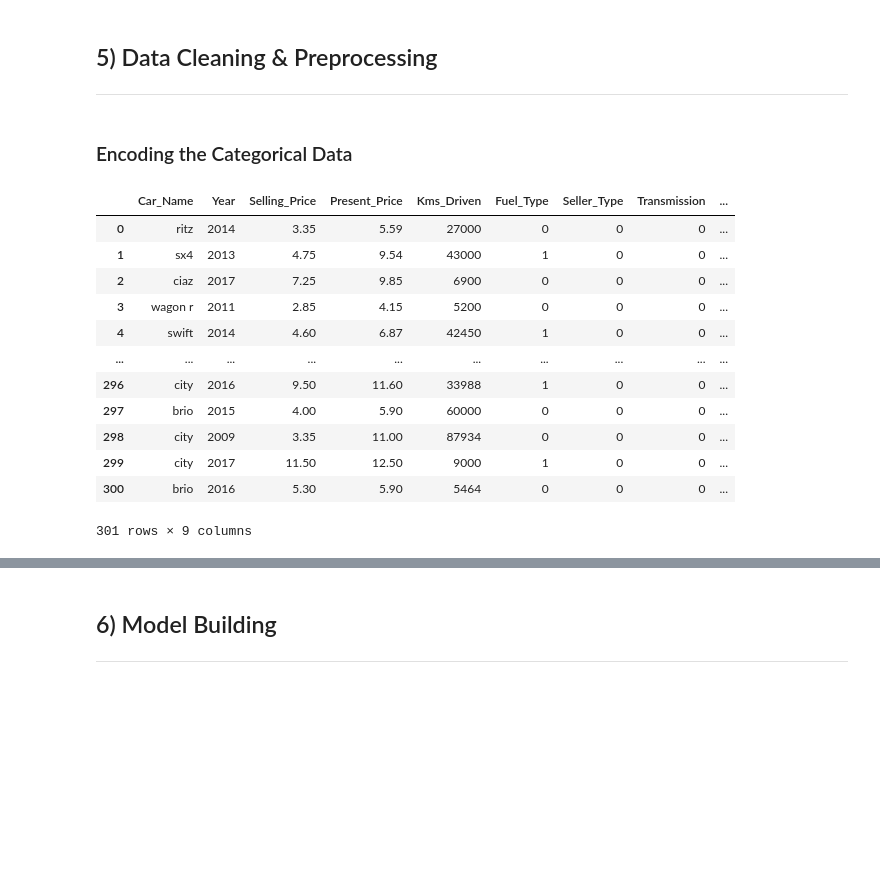
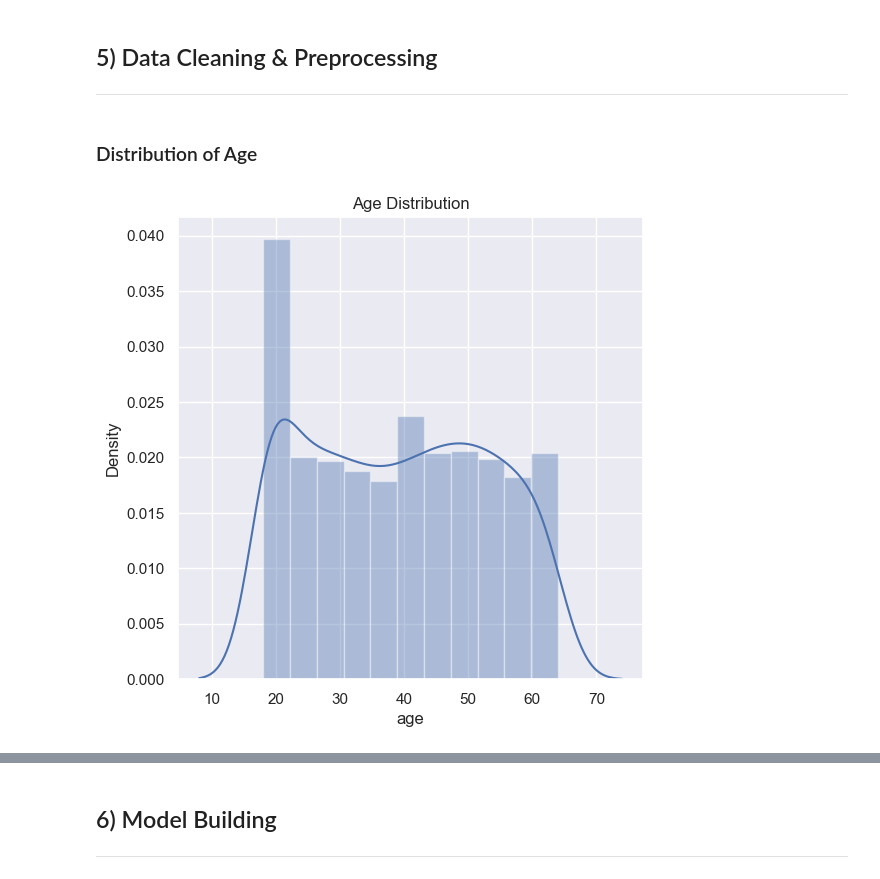
Before and after one commit to manishkr1754/30_Days_30_ML_Projects_Challenge, a Jupyter notebook: Day11_Project11_Medical Insurance Cost Prediction.ipynb, the cells around one changed output, grey strips where cells are left out. Saved outputs shown, nothing was run; the diff lists cells and outputs as text; code cells hidden in the pictures; blank space fills up the shorter version.

```diff
--- a/Day11_Project11_Medical Insurance Cost Prediction.ipynb
+++ b/Day11_Project11_Medical Insurance Cost Prediction.ipynb
@@ -150,5 +136,3 @@ Summary Statistics of categorical features for DataFrame are as follows:
 # %% [markdown]
 ## 5) Data Cleaning & Preprocessing
 ---
-# %% [markdown]
-### Encoding the Categorical Data
@@ -164,16 +139,10 @@ used_car_df.replace({'Transmission':{'Manual':0,'Automatic':1}},inplace=True)
-# %%
-used_car_df
-# %% [output]
-|  | Car_Name | Year | Selling_Price | Present_Price | Kms_Driven | Fuel_Type | Seller_Type | Transmission | ... |
-| 0 | ritz | 2014 | 3.35 | 5.59 | 27000 | 0 | 0 | 0 | ... |
-| 1 | sx4 | 2013 | 4.75 | 9.54 | 43000 | 1 | 0 | 0 | ... |
-| 2 | ciaz | 2017 | 7.25 | 9.85 | 6900 | 0 | 0 | 0 | ... |
-| 3 | wagon r | 2011 | 2.85 | 4.15 | 5200 | 0 | 0 | 0 | ... |
-| 4 | swift | 2014 | 4.60 | 6.87 | 42450 | 1 | 0 | 0 | ... |
-| ... | ... | ... | ... | ... | ... | ... | ... | ... | ... |
-| 296 | city | 2016 | 9.50 | 11.60 | 33988 | 1 | 0 | 0 | ... |
-| 297 | brio | 2015 | 4.00 | 5.90 | 60000 | 0 | 0 | 0 | ... |
-| 298 | city | 2009 | 3.35 | 11.00 | 87934 | 0 | 0 | 0 | ... |
-| 299 | city | 2017 | 11.50 | 12.50 | 9000 | 1 | 0 | 0 | ... |
-| 300 | brio | 2016 | 5.30 | 5.90 | 5464 | 0 | 0 | 0 | ... |
-301 rows × 9 columns
+# %% [markdown]
+### Distribution of Age
+# %%
+sns.set()
+plt.figure(figsize=(6,6))
+sns.distplot(medical_insurance_df['age'])
+plt.title('Age Distribution')
+plt.show()
+# %% [output]
+[figure, added]
```
Also changed, not shown: parts of 17 cells of this notebook.
